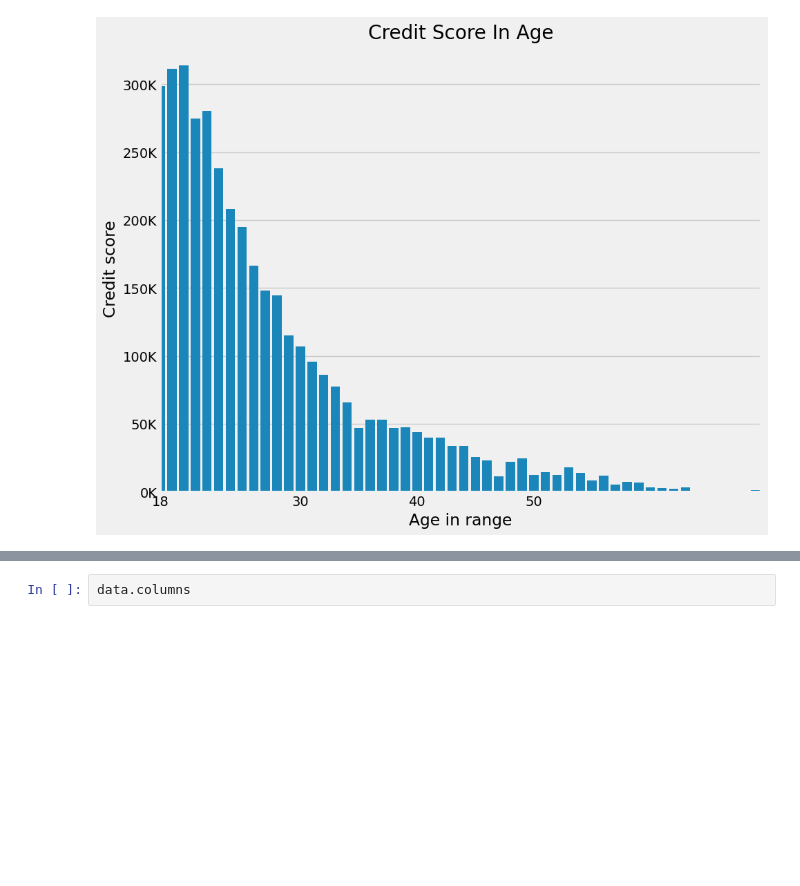
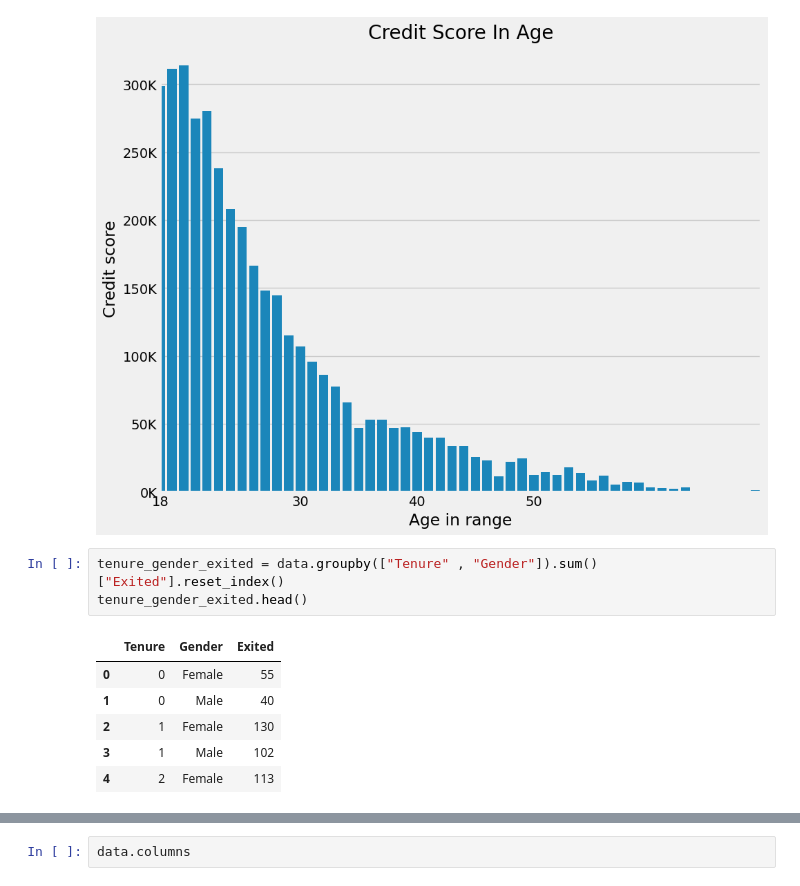
Before and after one commit to Henamen21/Bank_Customer_Churn_Prediction---ML, a Jupyter notebook: predictor.ipynb, the cells around one changed output, grey strips where cells are left out. Cells and saved outputs as stored; diff of their text form; blank space fills up the shorter version.

```diff
--- a/predictor.ipynb
+++ b/predictor.ipynb
@@ -296,3 +294,13 @@ plt.savefig('Pictures\Credit Score In Age')
 plt.show()
 # %% [output]
 [figure]
+# %%
+tenure_gender_exited = data.groupby(["Tenure" , "Gender"]).sum()["Exited"].reset_index()
+tenure_gender_exited.head()
+# %% [output]
+|  | Tenure | Gender | Exited |
+| 0 | 0 | Female | 55 |
+| 1 | 0 | Male | 40 |
+| 2 | 1 | Female | 130 |
+| 3 | 1 | Male | 102 |
+| 4 | 2 | Female | 113 |
```
Also changed, not shown: parts of 17 cells of this notebook.
